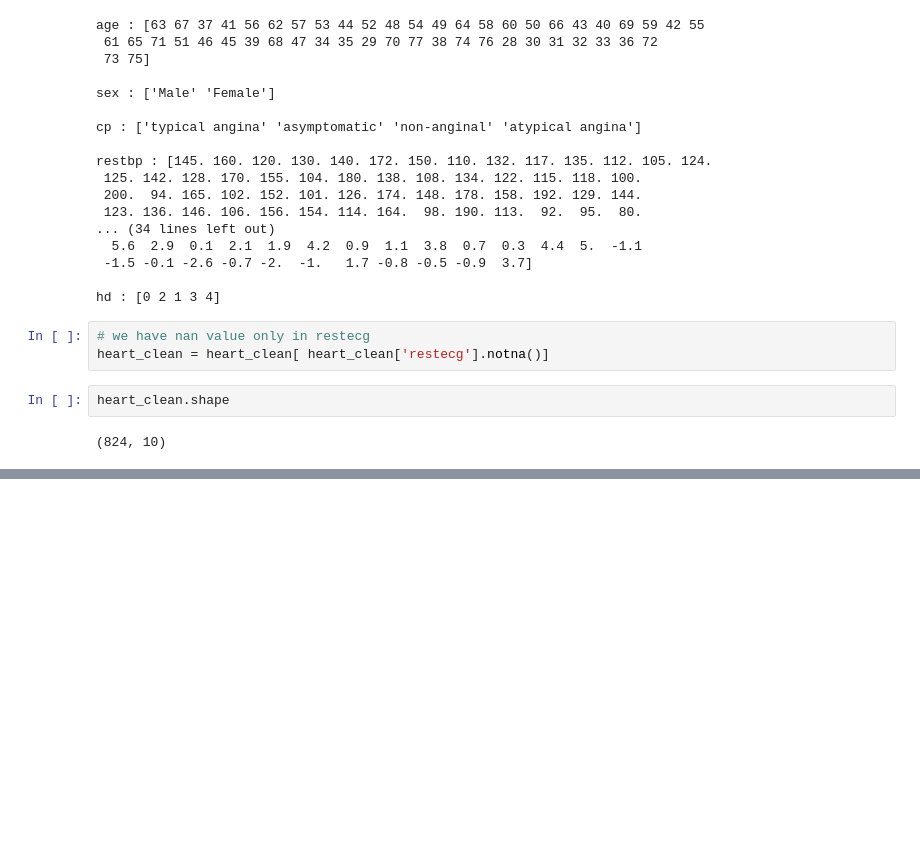
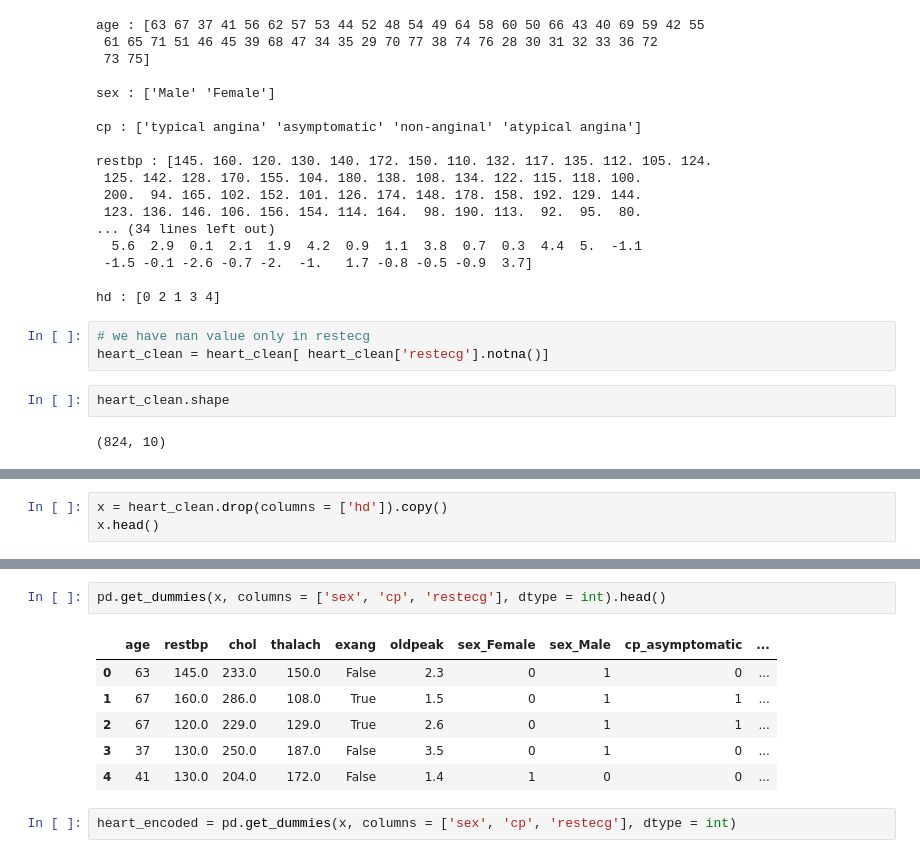
Before and after one commit to noo-nine/Machine-Learning, a Jupyter notebook: Classification_Trees.ipynb, the cells around one changed output, grey strips where cells are left out. Drawn from its saved outputs; the diff is of its cells as text; blank space fills up the shorter version.

```diff
--- a/Classification_Trees.ipynb
+++ b/Classification_Trees.ipynb
@@ -182,0 +185,3 @@ heart_clean.shape
+# %%
+x = heart_clean.drop(columns = ['hd']).copy()
+x.head()
@@ -182,0 +206,11 @@ heart_clean.shape
+# %%
+pd.get_dummies(x, columns = ['sex', 'cp', 'restecg'], dtype = int).head()
+# %% [output]
+|  | age | restbp | chol | thalach | exang | oldpeak | sex_Female | sex_Male | cp_asymptomatic | ... |
+| 0 | 63 | 145.0 | 233.0 | 150.0 | False | 2.3 | 0 | 1 | 0 | ... |
+| 1 | 67 | 160.0 | 286.0 | 108.0 | True | 1.5 | 0 | 1 | 1 | ... |
+| 2 | 67 | 120.0 | 229.0 | 129.0 | True | 2.6 | 0 | 1 | 1 | ... |
+| 3 | 37 | 130.0 | 250.0 | 187.0 | False | 3.5 | 0 | 1 | 0 | ... |
+| 4 | 41 | 130.0 | 204.0 | 172.0 | False | 1.4 | 1 | 0 | 0 | ... |
+# %%
+heart_encoded = pd.get_dummies(x, columns = ['sex', 'cp', 'restecg'], dtype = int)
```
Also changed, not shown: parts of 14 cells of this notebook.
